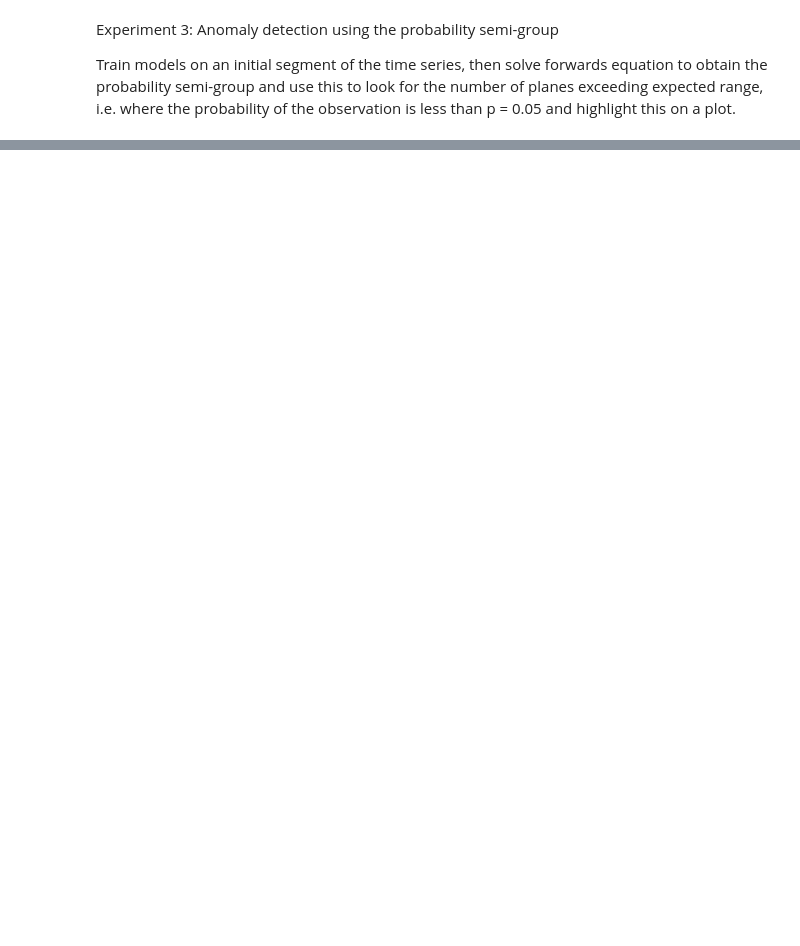
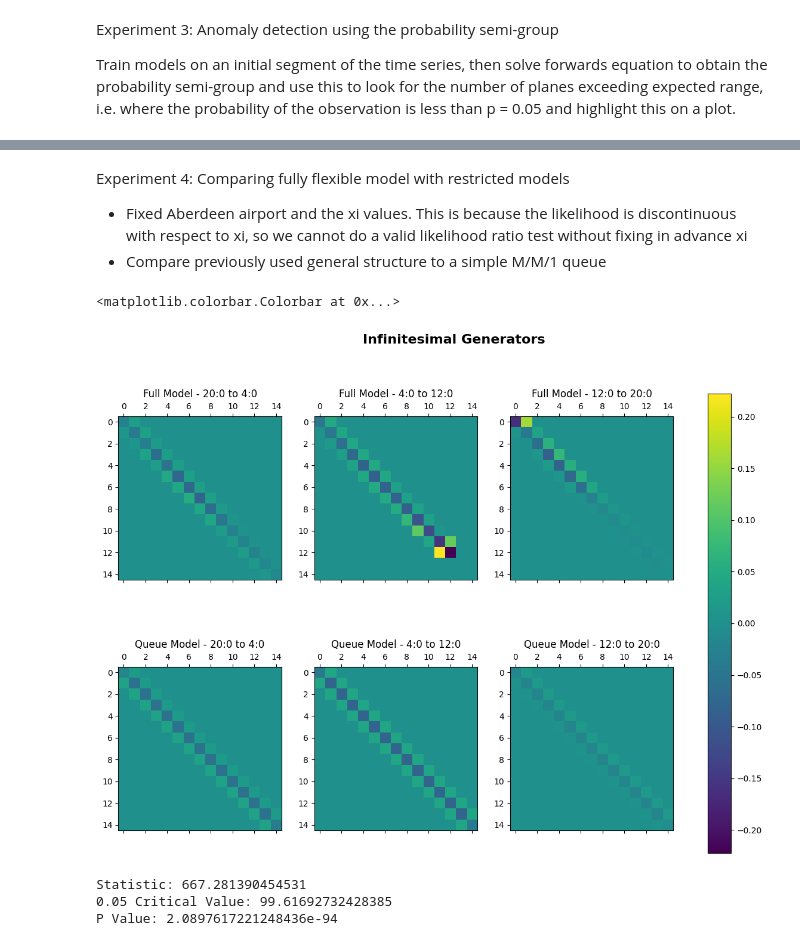
Before and after one commit to WrightC813/Air-Traffic-Modelling, a Jupyter notebook: Exploritory_Analysis.ipynb, the cells around one changed output, grey strips where cells are left out. Saved outputs shown, nothing was run; the diff lists cells and outputs as text; code cells hidden in the pictures; blank space fills up the shorter version.

```diff
--- a/Exploritory_Analysis.ipynb
+++ b/Exploritory_Analysis.ipynb
@@ -386,0 +417,76 @@ Iteration 100: log l: -864.3420996988518
+# %% [markdown]
+Experiment 4: Comparing fully flexible model with restricted models
+
+- Fixed Aberdeen airport and the xi values. This is because the likelihood is discontinuous with respect to xi, so we cannot do a valid likelihood ratio test without fixing in advance xi
+- Compare previously used general structure to a simple M/M/1 queue
+# %%
+import matplotlib.colorizer as mcolorizer
+import matplotlib.colors as mcolors
+
+df = dfs['ABZ']
+states = df['State'].values
+times = df['Minutes From Start'].values
+S = max(states) + 1
+#Default model structure - all 1 off diagonals have own parameter, all others 0
+structure_gen = np.zeros((S,S))
+structure_queue = np.zeros((S,S))
+for i in range(S-1):
+     structure_gen[i,i+1] = 2*i + 1
+     structure_gen[i+1,i] = 2*i + 2
+     structure_queue[i,i+1] = 1
+     structure_queue[i+1,i] = 2
+
+
+xi = [240,720,1200]
+mod_full = CTMC()
+mod_queue = CTMC()
+err_full, log_l_full = mod_full.fit(states,times,xi,'MLE','fixed',N=1, coeff_struct=structure_gen)
+err_queue, log_l_queue = mod_queue.fit(states,times,xi,'MLE','fixed',N=1, coeff_struct=structure_queue)
+
+a_0_full = mod_full.a[:,:,0]
+a_1_full = mod_full.a[:,:,1]
+a_2_full = mod_full.a[:,:,2]
+a_0_queue = mod_queue.a[:,:,0]
+a_1_queue = mod_queue.a[:,:,1]
+a_2_queue = mod_queue.a[:,:,2]
+
+fig, axs = plt.subplots(2,3,figsize=(15,10))
+fig.suptitle('Infinitesimal Generators',fontsize=16, fontweight='bold')
+
+norm = mcolors.Normalize(vmin=min(np.min(mod_full.a),np.min(mod_queue.a)), vmax=max(np.max(mod_full.a),np.max(mod_queue.a)))
+colorizer = mcolorizer.Colorizer(norm=norm)
+
+im = axs[0,0].matshow(a_0_full, colorizer=colorizer)
+axs[0,1].matshow(a_1_full, colorizer=colorizer)
+axs[0,2].matshow(a_2_full, colorizer=colorizer)
+
+axs[0,0].set_title(f'Full Model - {xi[2]//60}:{xi[2]%60} to {xi[0]//60}:{xi[0]%60}')
+axs[0,1].set_title(f'Full Model - {xi[0]//60}:{xi[0]%60} to {xi[1]//60}:{xi[1]%60}')
+axs[0,2].set_title(f'Full Model - {xi[1]//60}:{xi[1]%60} to {xi[2]//60}:{xi[2]%60}')
+
+axs[1,0].matshow(a_0_queue, colorizer=colorizer)
+axs[1,1].matshow(a_1_queue, colorizer=colorizer)
+axs[1,2].matshow(a_2_queue, colorizer=colorizer)
+
+axs[1,0].set_title(f'Queue Model - {xi[2]//60}:{xi[2]%60} to {xi[0]//60}:{xi[0]%60}')
+axs[1,1].set_title(f'Queue Model - {xi[0]//60}:{xi[0]%60} to {xi[1]//60}:{xi[1]%60}')
+axs[1,2].set_title(f'Queue Model - {xi[1]//60}:{xi[1]%60} to {xi[2]//60}:{xi[2]%60}')
+
+fig.colorbar(im, ax=axs)
+# %% [output]
+<matplotlib.colorbar.Colorbar at 0x...>
+[figure, added]
+# %%
+#Compute likelihood ratio statistic and compare with suitable chi-squared percentile
+import scipy as sp
+
+#statistic
+l = -2*(log_l_queue - log_l_full)
+#degrees of freedom
+deg = 3*np.max(structure_gen) - 3*np.max(structure_queue)
+critical_val = sp.stats.chi2.isf(0.05,deg)
+print(f'Statistic: {l}\n0.05 Critical Value: {critical_val}\nP Value: {sp.stats.chi2.sf(l,deg)}')
+# %% [output]
+Statistic: 667.281390454531
+0.05 Critical Value: 99.61692732428385
+P Value: 2.0897617221248436e-94
```
Also changed, not shown: parts of 15 cells of this notebook, 1 other file.
